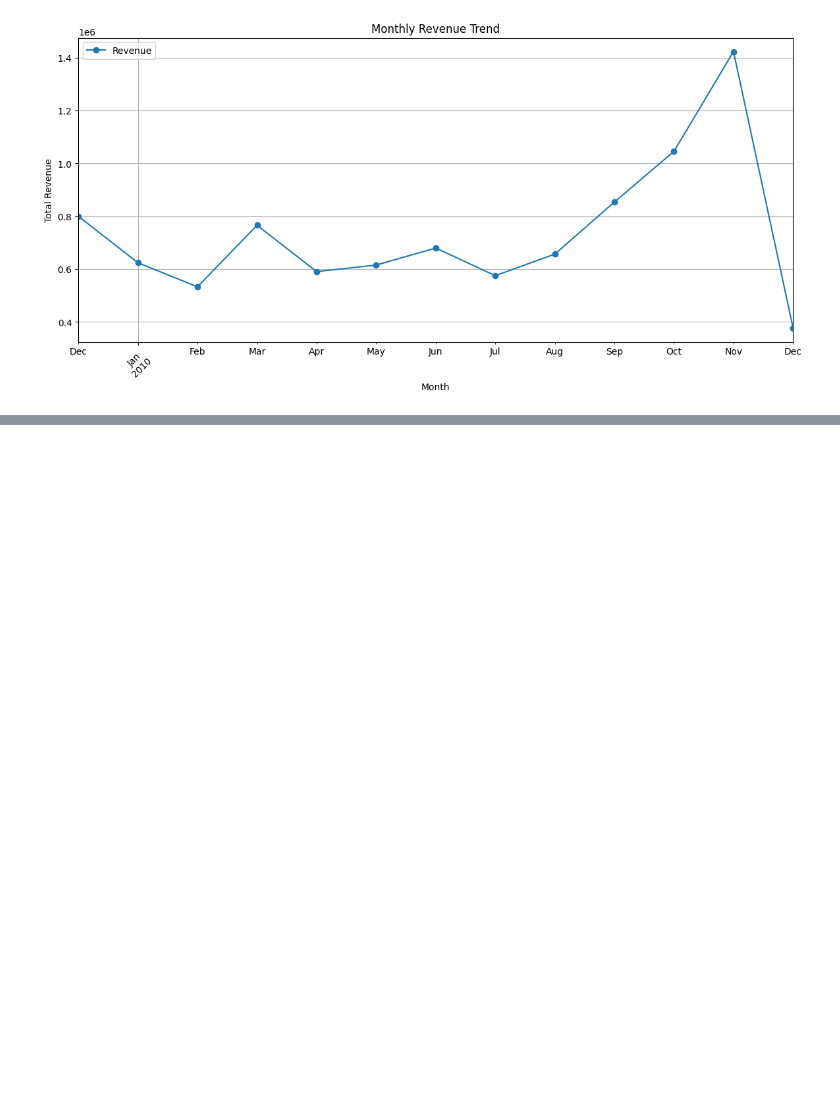
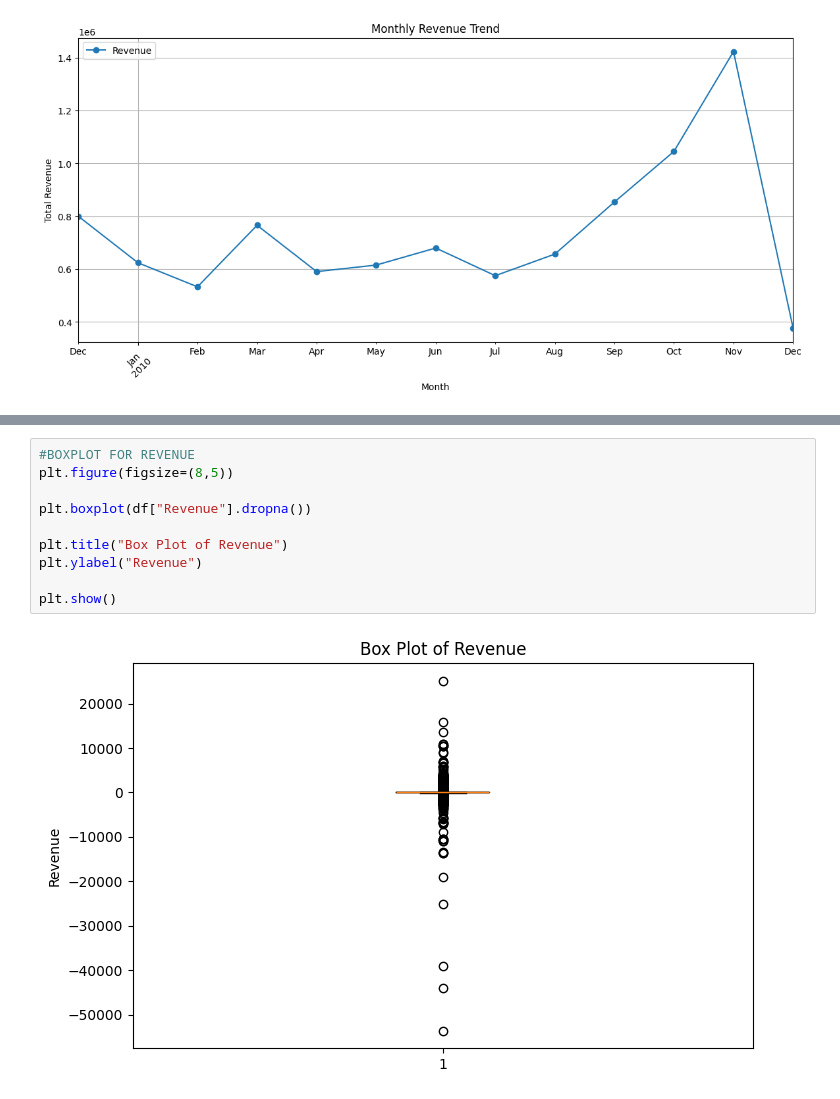
Before and after one commit to hania-sajjad/WEEK-1-TASK, a Jupyter notebook: EDA_Online_Retail.ipynb, the cells around one changed output, grey strips where cells are left out. Drawn from its saved outputs; the diff is of its cells as text; blank space fills up the shorter version.

```diff
--- a/EDA_Online_Retail.ipynb
+++ b/EDA_Online_Retail.ipynb
@@ -221,0 +264,12 @@ plt.show()
+# %%
+#BOXPLOT FOR REVENUE
+plt.figure(figsize=(8,5))
+
+plt.boxplot(df["Revenue"].dropna())
+
+plt.title("Box Plot of Revenue")
+plt.ylabel("Revenue")
+
+plt.show()
+# %% [output]
+[figure, added]
```
Also changed, not shown: parts of 3 cells of this notebook.
